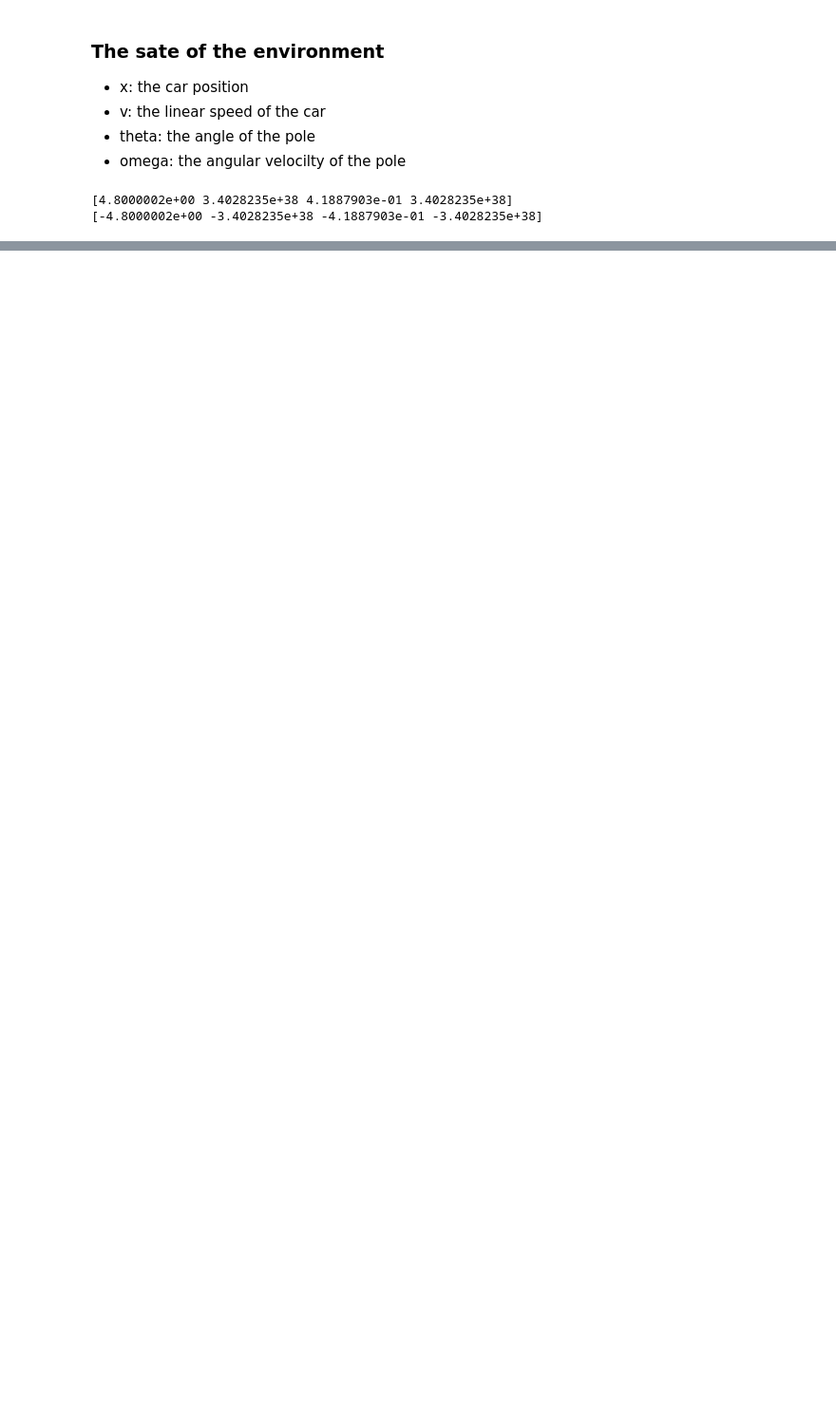
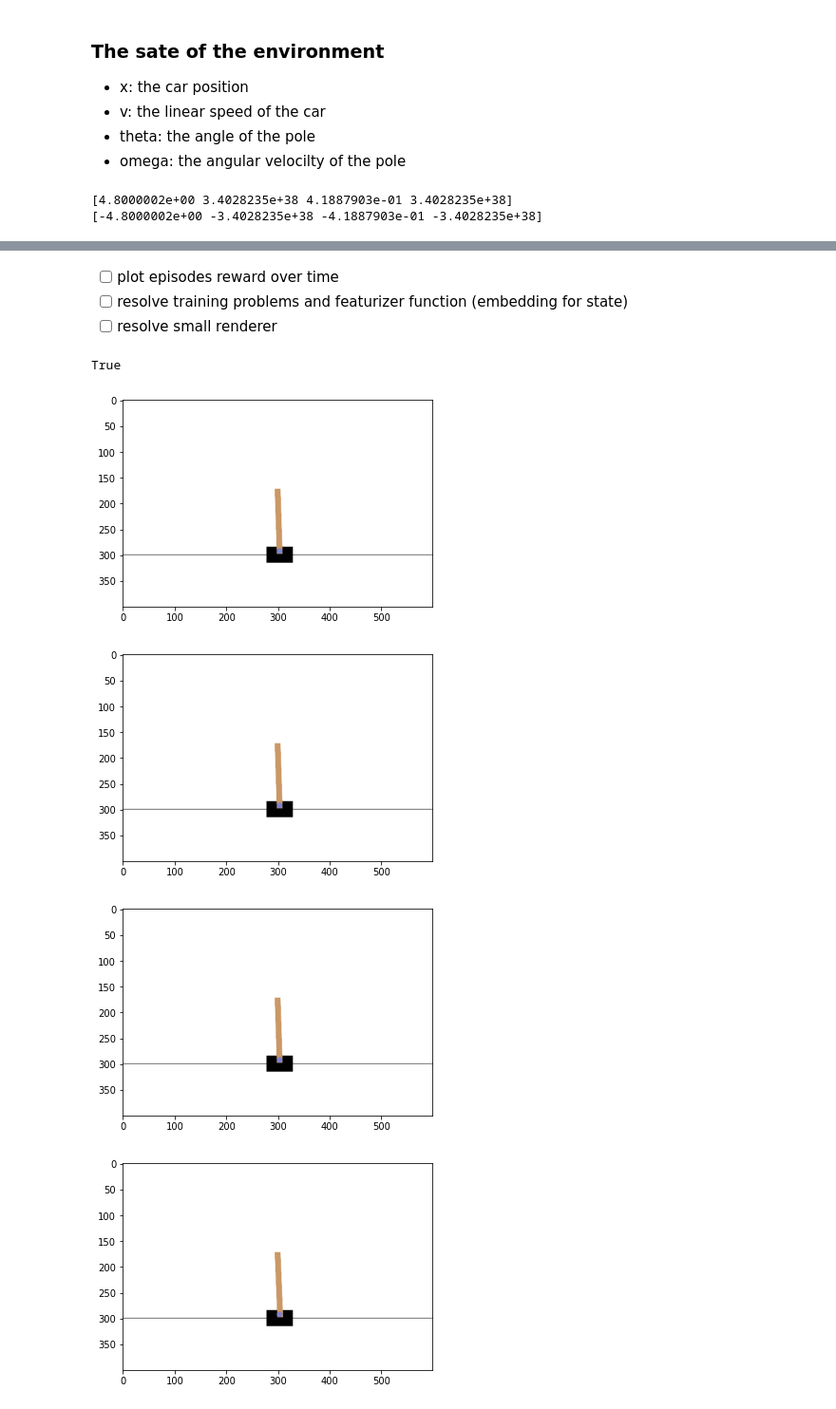
Before and after one commit to popescuaaa/krr-and-mas, a Jupyter notebook: mas-ai-upb/q-vfa/playground.ipynb, the cells around one changed output, grey strips where cells are left out. Shown at 95% size. Saved outputs shown, nothing was run; the diff lists cells and outputs as text; code cells hidden in the pictures; blank space fills up the shorter version.

```diff
--- a/mas-ai-upb/q-vfa/playground.ipynb
+++ b/mas-ai-upb/q-vfa/playground.ipynb
@@ -90,0 +173,27 @@ optimizer = torch.optim.SGD(aproximator.parameters(), lr=0.01)
+# %% [markdown]
+- [ ] plot episodes reward over time
+- [ ] resolve training problems and featurizer function (embedding for state)
+- [ ] resolve small renderer
+# %%
+state = env.reset()
+plt.figure()
+plt.imshow(env.render(mode='rgb_array'))
+while(True):
+    q_values = aproximator(state).detach().numpy()
+    best_action = np.argmax(q_values)
+    plt.figure()
+    plt.imshow(env.render(mode='rgb_array'))
+
+    next_state, reward, end, _ = env.step(best_action)
+    if end:
+        break
+
+    state = next_state
+    env.render()
+env.render()
+# %% [output]
+True
+[figure, added]
+[figure, added]
+[figure, added]
+[figure, added]
```
Also changed, not shown: parts of 13 cells of this notebook.
